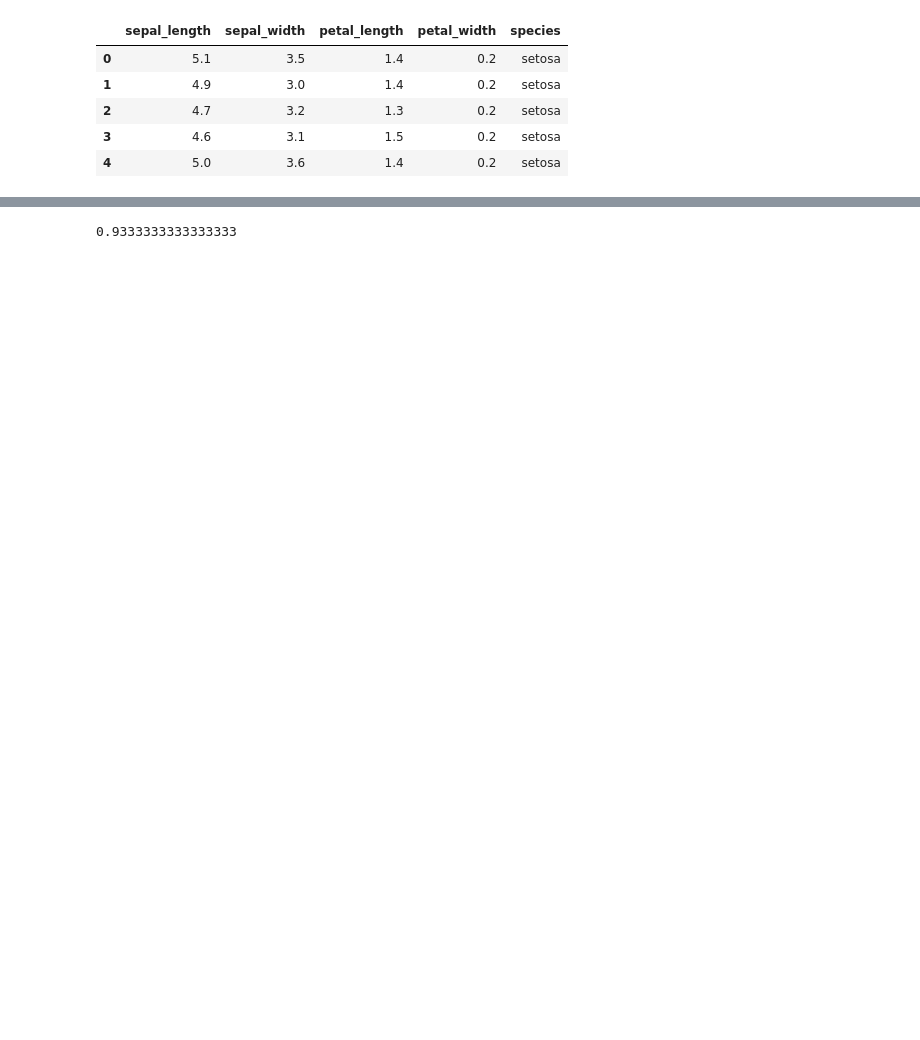
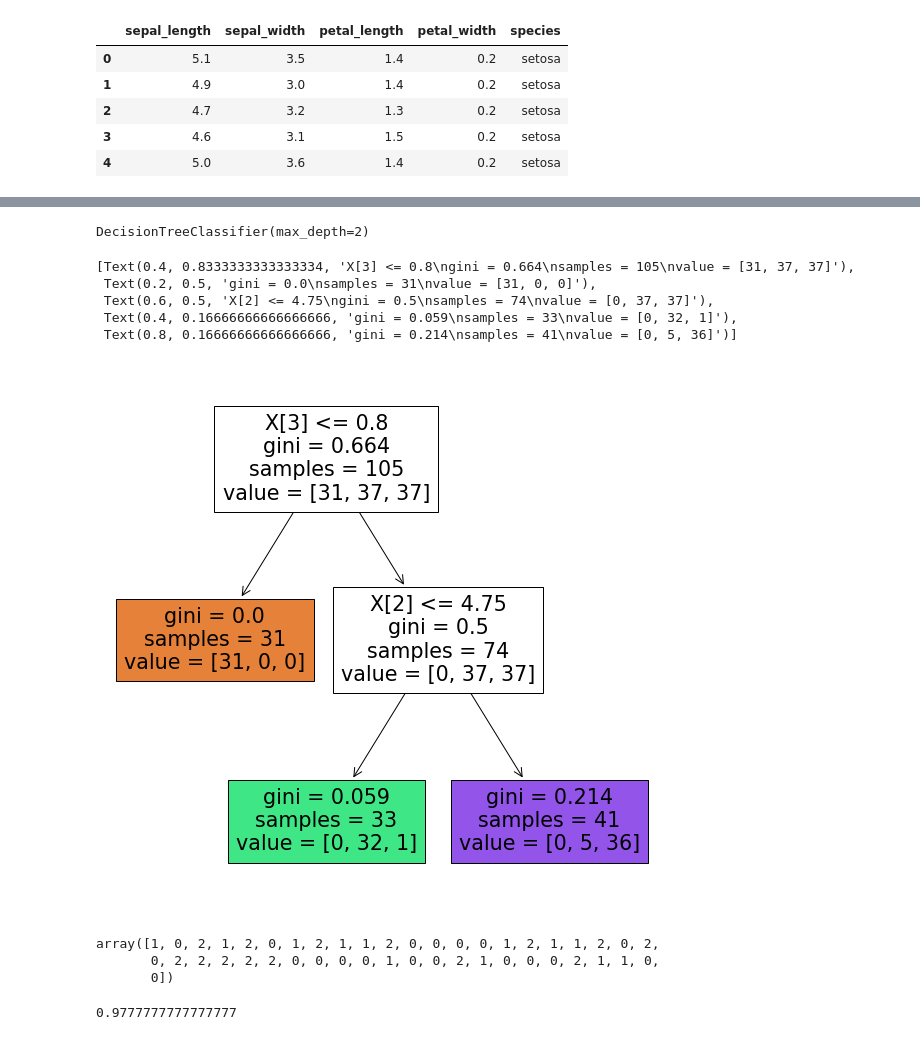
Before and after one commit to manixha/MachineLearning, a Jupyter notebook: Iris.ipynb, the cells around one changed output, grey strips where cells are left out. Cells and saved outputs as stored; diff of their text form; code cells hidden in the pictures; blank space fills up the shorter version.

```diff
--- a/Iris.ipynb
+++ b/Iris.ipynb
@@ -108 +156,18 @@ classifier_regressor.best_score_
+# %%
+treemodel = DecisionTreeClassifier(max_depth=2)
+# %%
+treemodel.fit(X_train,y_train)
+# %% [output]
+DecisionTreeClassifier(max_depth=2)
+# %%
+from sklearn import tree
+plt.figure(figsize=(10,10))
+tree.plot_tree(treemodel,filled=True)
+# %% [output]
+[Text(0.4, 0.8333333333333334, 'X[3] <= 0.8\ngini = 0.664\nsamples = 105\nvalue = [31, 37, 37]'),
+ Text(0.2, 0.5, 'gini = 0.0\nsamples = 31\nvalue = [31, 0, 0]'),
+ Text(0.6, 0.5, 'X[2] <= 4.75\ngini = 0.5\nsamples = 74\nvalue = [0, 37, 37]'),
+ Text(0.4, 0.16666666666666666, 'gini = 0.059\nsamples = 33\nvalue = [0, 32, 1]'),
+ Text(0.8, 0.16666666666666666, 'gini = 0.214\nsamples = 41\nvalue = [0, 5, 36]')]
+[figure, added]
 # %%
@@ -110,9 +175,16 @@ y_pred = classifier_regressor.predict(X_test)
+# %%
+y_pred
+# %% [output]
+array([1, 0, 2, 1, 2, 0, 1, 2, 1, 1, 2, 0, 0, 0, 0, 1, 2, 1, 1, 2, 0, 2,
+       0, 2, 2, 2, 2, 2, 0, 0, 0, 0, 1, 0, 0, 2, 1, 0, 0, 0, 2, 1, 1, 0,
+       0])
 # %%
 from sklearn.metrics import accuracy_score,classification_report
-score = accuracy_score(y_pred,y_test)
-score
-# %% [output]
-0.9333333333333333
+# %%
+score = accuracy_score(y_pred,y_test)
+score
+# %% [output]
+0.9777777777777777
 # %%
 print(classification_report(y_pred,y_test))
 # %% [output]
```
Also changed, not shown: parts of 46 cells of this notebook.
